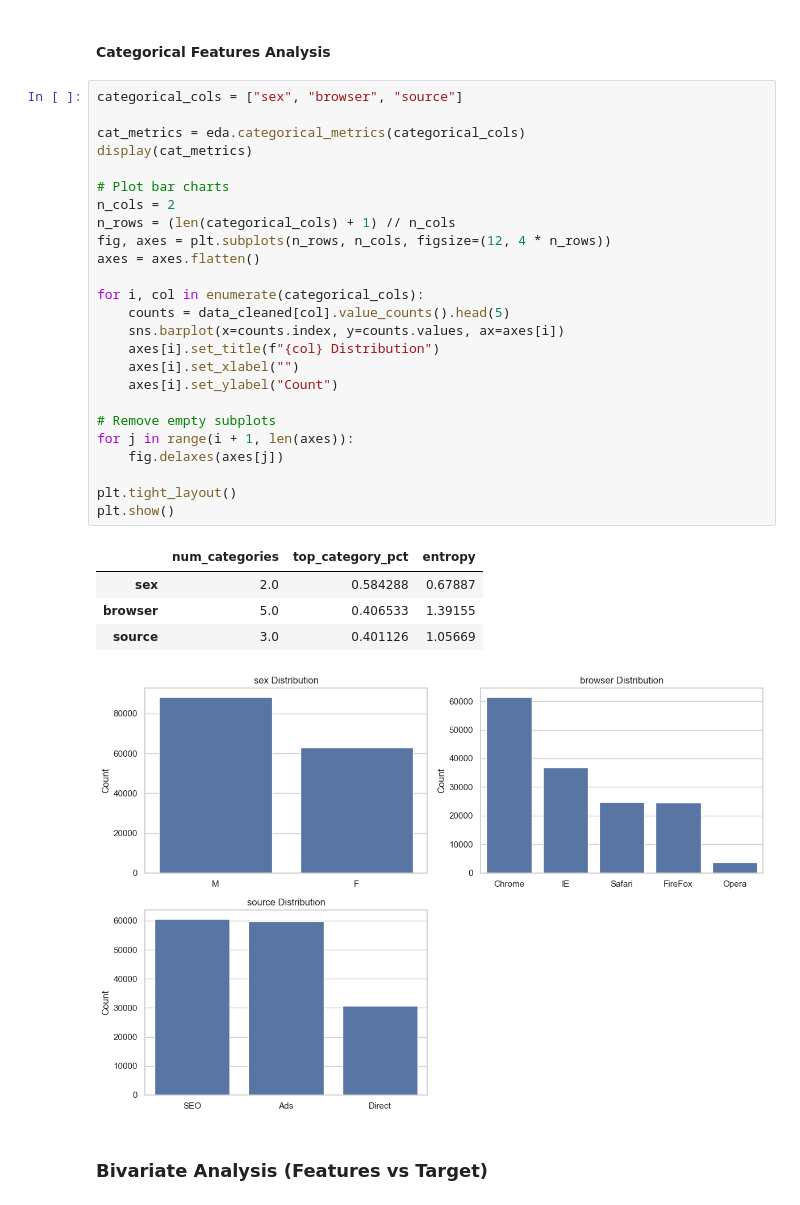
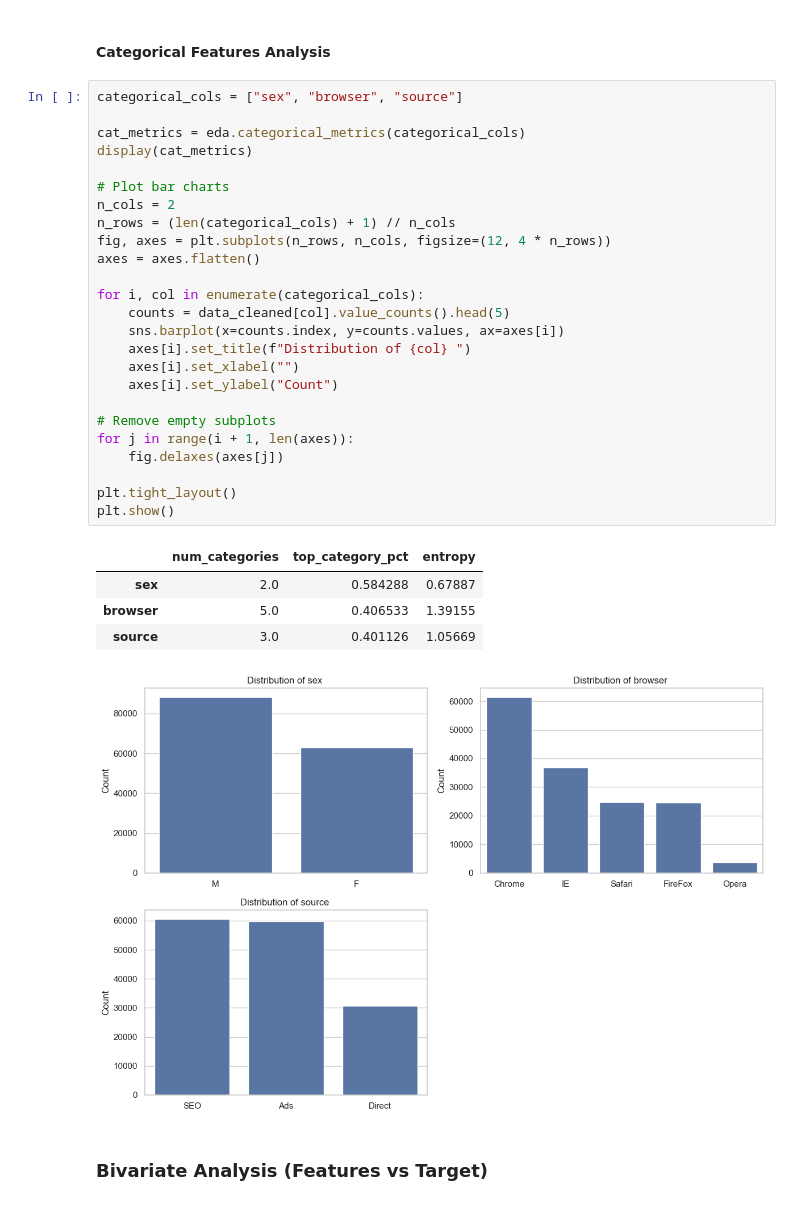
Before and after one commit to selamasnake/fraud-detection, a Jupyter notebook: notebooks/eda_fraud_data.ipynb, the cells around one changed output. Cells and saved outputs as stored; diff of their text form.

```diff
--- a/notebooks/eda_fraud_data.ipynb
+++ b/notebooks/eda_fraud_data.ipynb
@@ -120,34 +120,34 @@ plt.show()
 # %%
 categorical_cols = ["sex", "browser", "source"]
 
 cat_metrics = eda.categorical_metrics(categorical_cols)
 display(cat_metrics)
 
 # Plot bar charts
 n_cols = 2
 n_rows = (len(categorical_cols) + 1) // n_cols
 fig, axes = plt.subplots(n_rows, n_cols, figsize=(12, 4 * n_rows))
 axes = axes.flatten()
 
 for i, col in enumerate(categorical_cols):
     counts = data_cleaned[col].value_counts().head(5)
     sns.barplot(x=counts.index, y=counts.values, ax=axes[i])
-    axes[i].set_title(f"{col} Distribution")
+    axes[i].set_title(f"Distribution of {col} ")
     axes[i].set_xlabel("")
     axes[i].set_ylabel("Count")
 
 # Remove empty subplots
 for j in range(i + 1, len(axes)):
     fig.delaxes(axes[j])
 
 plt.tight_layout()
 plt.show()
 # %% [output]
 |  | num_categories | top_category_pct | entropy |
 | sex | 2.0 | 0.584288 | 0.67887 |
 | browser | 5.0 | 0.406533 | 1.39155 |
 | source | 3.0 | 0.401126 | 1.05669 |
-[figure, old version]
+[figure, new version]
 # %% [markdown]
 ### Bivariate Analysis (Features vs Target)
 # %% [markdown]
```
Also changed, not shown: parts of 4 cells of this notebook, 2 other files.
